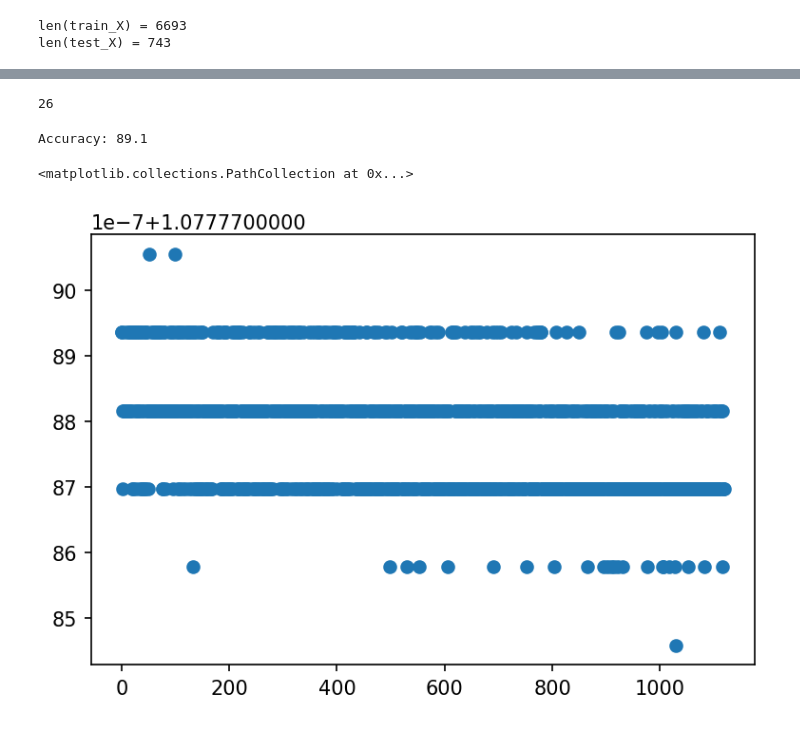
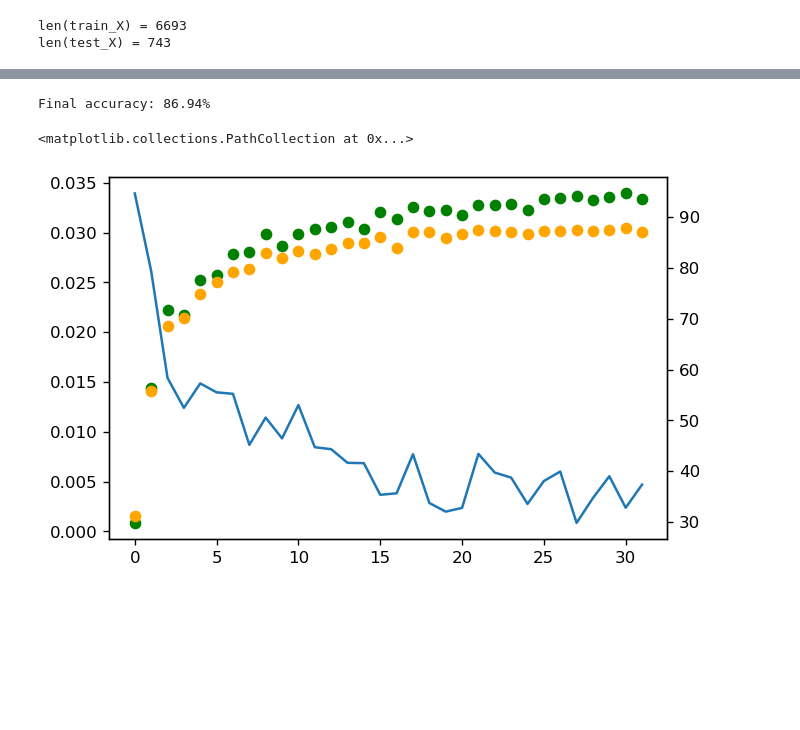
Before and after one commit to knmlprz/mallicious-url-model, a Jupyter notebook: Notebooks/ambiguous-letters-detection/letters_cnn_model.ipynb, the cells around one changed output, grey strips where cells are left out. Saved outputs shown, nothing was run; the diff lists cells and outputs as text; code cells hidden in the pictures; blank space fills up the shorter version.

```diff
--- a/Notebooks/ambiguous-letters-detection/letters_cnn_model.ipynb
+++ b/Notebooks/ambiguous-letters-detection/letters_cnn_model.ipynb
@@ -148,9 +142,6 @@ Validation size: 743
 # %%
-train_X = X[:-val_size]
-train_y = y[:-val_size]
-
-test_X = X[-val_size:]
-test_y = y[-val_size:]
+test_X, train_X = split_data(X, test_size)
+test_y, train_y = split_data(y, test_size)
 
 print(f"len(train_X) = {len(train_X)}")
 print(f"len(test_X) = {len(test_X)}")
@@ -160,12 +159,20 @@ len(test_X) = 743
 # %%
 BATCH_SIZE = 60
-EPOCHS = 10
+VALIDATION_RATIO = 0.2
+EPOCHS = 32
 
+validation_size = int(len(X) * VALIDATION_RATIO)
 loss_log = []
-for epoch in range(EPOCHS):
-    for i in tqdm(range(0, len(train_X), BATCH_SIZE)):
-        batch_X = train_X[i:i + BATCH_SIZE].view(-1, 1, IMG_SIZE, IMG_SIZE)
-        batch_y = train_y[i:i + BATCH_SIZE]
+accuracy_log = []
+stable_accuracy_log = []
+for epoch in tqdm(range(EPOCHS)):
+    shuffled_order = torch.randperm(len(train_X))
+    validation_X, train_iter_X = split_data(train_X[shuffled_order], validation_size)
+    validation_y, train_iter_y = split_data(train_y[shuffled_order], validation_size)
+
+    for i in range(0, len(train_iter_X), BATCH_SIZE):
+        batch_X = train_iter_X[i:i + BATCH_SIZE].view(-1, 1, IMG_SIZE, IMG_SIZE)
+        batch_y = train_iter_y[i:i + BATCH_SIZE]
 
         net.zero_grad()
         outputs = net(batch_X)
@@ -173,7 +180,11 @@ for epoch in range(EPOCHS):
         loss.backward()
         optimizer.step()
 
-        loss_log.append(loss.item())
+    loss_log.append(loss.item())
+    accuracy_log.append(validate(validation_X, validation_y))
+    stable_accuracy_log.append(validate(test_X, test_y))
 
-print(loss.item())
+
+print(f"Final loss: {loss.item()}")
+print(f"Final accuracy: {validate(test_X, test_y):.2f}%")
 # %% [output]
@@ -181,25 +193,20 @@ KeyboardInterrupt:
-# %%
-print(len(torch.argmax(outputs, dim=1)))
-# %% [output]
-26
-# %%
-correct = 0
-total = 0
-with torch.no_grad():
-    for i in tqdm(range(len(test_X))):
-        real_class = torch.argmax(test_y[i])
-        net_out = net(test_X[i].view(-1, 1, IMG_SIZE, IMG_SIZE))
-        predicted_class = torch.argmax(net_out)
-#         print(f"Top net_outs: {net_out.sort()[:5]}")
-        if predicted_class == real_class:
-            correct += 1
-        total += 1
-print("Accuracy:", round(correct/total, 3) * 100)
-# %% [output]
-Accuracy: 89.1
+# %%
+print(f"Final accuracy: {validate(test_X, test_y):.2f}%")
+# %% [output]
+Final accuracy: 86.94%
 # %%
+plt.rcParams['figure.dpi'] =  120
+
 fig, ax = plt.subplots()
-ax.scatter(np.arange(len(loss_log)), loss_log)
+
+ax.plot(np.arange(len(loss_log)), loss_log)
+
+ax2 = plt.twinx(ax)
+ax2.scatter(np.arange(len(accuracy_log)), accuracy_log,
+            color="green")
+
+ax2.scatter(np.arange(len(stable_accuracy_log)), stable_accuracy_log,
+           color="orange")
 # %% [output]
 <matplotlib.collections.PathCollection at 0x...>
-[figure, old version]
+[figure, new version]
```
Also changed, not shown: parts of 10 cells of this notebook, 3 other files.
